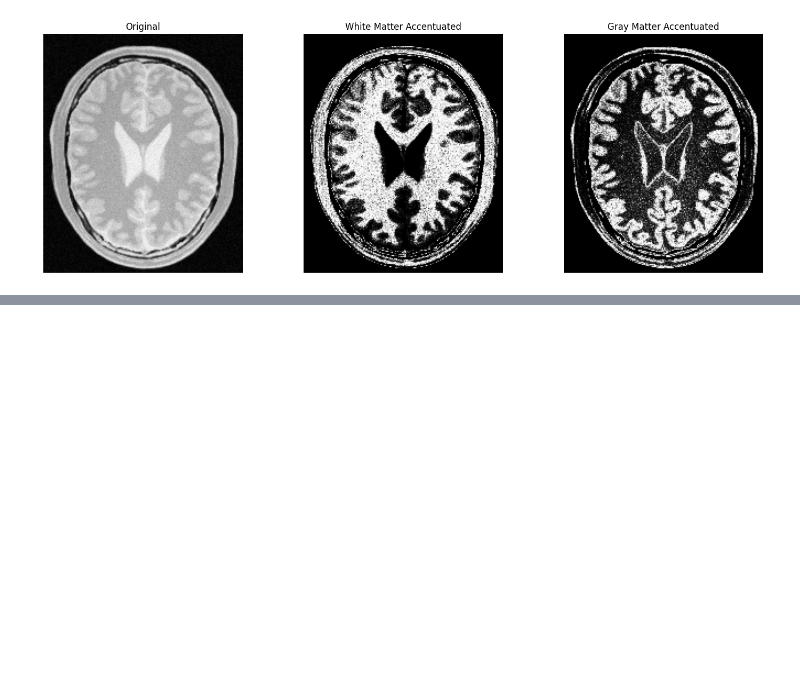
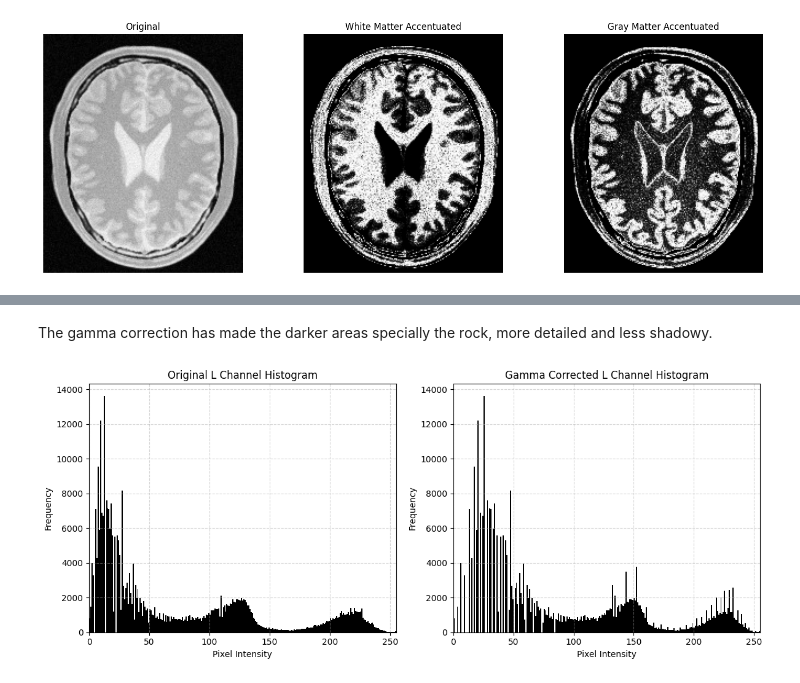
Before and after one commit to Minu-Fernando/EN3160, a Jupyter notebook: Assignment 1/Assignment_01.ipynb, the cells around one changed output, grey strips where cells are left out. Drawn from its saved outputs; the diff is of its cells as text; code cells hidden in the pictures; blank space fills up the shorter version.

```diff
--- a/Assignment 1/Assignment_01.ipynb
+++ b/Assignment 1/Assignment_01.ipynb
@@ -278,0 +323,25 @@ plt.show()
+# %% [markdown]
+The gamma correction has made the darker areas specially the rock, more detailed and less shadowy.
+# %%
+#Histograms of L
+fig, axes = plt.subplots(1, 2, figsize=(12, 5))
+
+axes[0].hist(L.ravel(), bins=256, range=[0, 256], color='black')
+axes[0].set_title("Original L Channel Histogram")
+axes[0].set_xlabel("Pixel Intensity")
+axes[0].set_ylabel("Frequency")
+axes[0].set_xlim(0, 255)
+axes[0].grid(True, linestyle='--', alpha=0.5)
+
+# Gamma Corrected L Histogram
+axes[1].hist(L_modified.ravel(), bins=256, range=[0, 256], color='black')
+axes[1].set_title("Gamma Corrected L Channel Histogram")
+axes[1].set_xlabel("Pixel Intensity")
+axes[1].set_ylabel("Frequency")
+axes[1].set_xlim(0, 255)
+axes[1].grid(True, linestyle='--', alpha=0.5)
+
+plt.tight_layout()
+plt.show()
+# %% [output]
+[figure, added]
```
Also changed, not shown: parts of 9 cells of this notebook, 1 other file.
